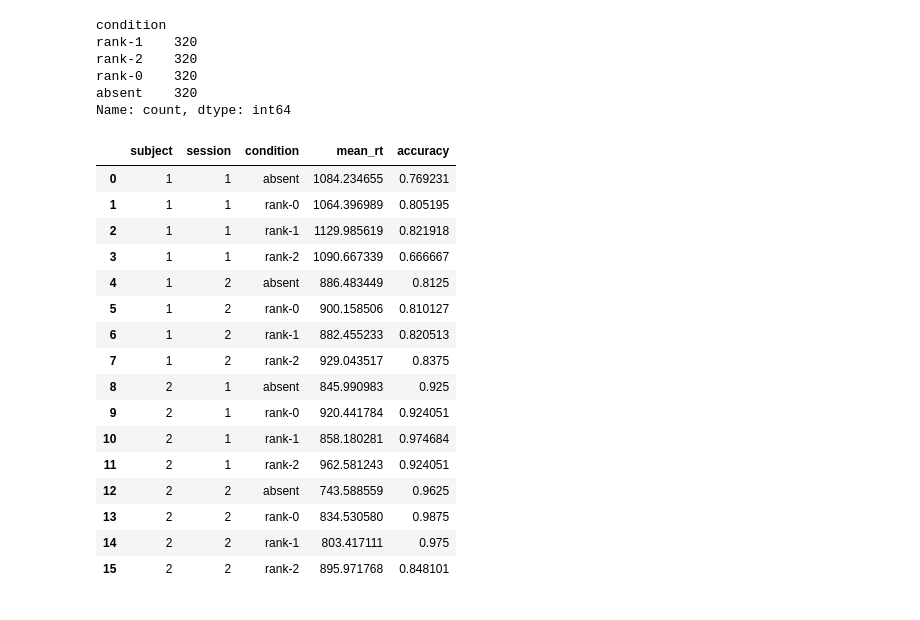
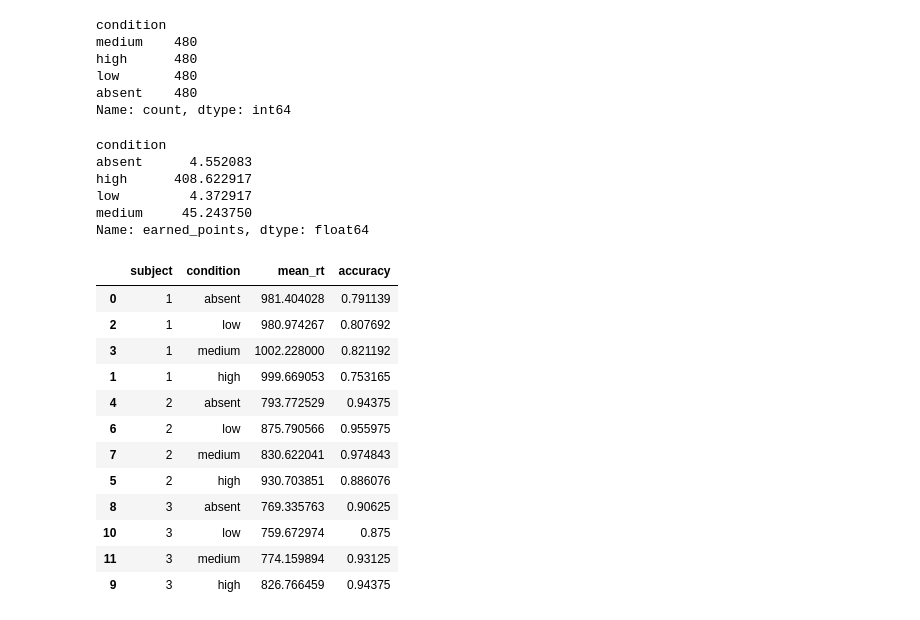
Before and after one commit to Gilles86/value_capture, a Jupyter notebook: notebooks/behavior_pilot.ipynb, the cells around one changed output. Cells and saved outputs as stored; diff of their text form; code cells hidden in the pictures.

```diff
--- a/notebooks/behavior_pilot.ipynb
+++ b/notebooks/behavior_pilot.ipynb
@@ -6,7 +6,7 @@ import seaborn as sns
 from pathlib import Path
 
 BIDS_DIR = Path('/data/ds-valuecapture')
-subjects = [1, 2]
+subjects = [1, 2, 3]
 sessions = [1, 2]
 # %%
 dfs = []
@@ -33,7 +62,8 @@ trials = df[df['event_type'] == 'iti1'].copy()
 def condition(row):
     if not row['distractor_present']:
         return 'absent'
-    return f'rank-{int(row["value_rank"])}'
+    return {0: 'low', 1:'medium', 2:'high'}[row['value_rank']]
+
 
 trials['condition'] = trials.apply(condition, axis=1)
 trials['rt_ms'] = trials['rt'] * 1000
@@ -41,37 +71,42 @@ trials['rt_ms'] = trials['rt'] * 1000
 print(trials['condition'].value_counts())
 # %% [output]
 condition
-rank-1    320
-rank-2    320
-rank-0    320
-absent    320
+medium    480
+high      480
+low       480
+absent    480
 Name: count, dtype: int64
+# %%
+trials.groupby(['condition'])['earned_points'].mean()
+# %% [output]
+condition
+absent      4.552083
+high      408.622917
+low         4.372917
+medium     45.243750
+Name: earned_points, dtype: float64
 # %%
-CONDITION_ORDER = ['absent', 'rank-0', 'rank-1', 'rank-2']
+CONDITION_ORDER = ['absent', 'low', 'medium', 'high']
 
-grp = ['subject', 'session', 'condition']
+grp = ['subject', 'condition']
 mean_rt  = trials[trials['correct'] == True].groupby(grp)['rt_ms'].mean().rename('mean_rt')
 accuracy = trials.groupby(grp)['correct'].mean().rename('accuracy')
 
 summary = pd.concat([mean_rt, accuracy], axis=1).reset_index()
 summary['condition'] = pd.Categorical(summary['condition'], categories=CONDITION_ORDER, ordered=True)
-summary = summary.sort_values(['subject', 'session', 'condition'])
+summary = summary.sort_values(['subject', 'condition'])
 summary
 # %% [output]
-|  | subject | session | condition | mean_rt | accuracy |
-| 0 | 1 | 1 | absent | 1084.234655 | 0.769231 |
-| 1 | 1 | 1 | rank-0 | 1064.396989 | 0.805195 |
-| 2 | 1 | 1 | rank-1 | 1129.985619 | 0.821918 |
-| 3 | 1 | 1 | rank-2 | 1090.667339 | 0.666667 |
-| 4 | 1 | 2 | absent | 886.483449 | 0.8125 |
-| 5 | 1 | 2 | rank-0 | 900.158506 | 0.810127 |
-| 6 | 1 | 2 | rank-1 | 882.455233 | 0.820513 |
-| 7 | 1 | 2 | rank-2 | 929.043517 | 0.8375 |
-| 8 | 2 | 1 | absent | 845.990983 | 0.925 |
-| 9 | 2 | 1 | rank-0 | 920.441784 | 0.924051 |
-| 10 | 2 | 1 | rank-1 | 858.180281 | 0.974684 |
-| 11 | 2 | 1 | rank-2 | 962.581243 | 0.924051 |
-| 12 | 2 | 2 | absent | 743.588559 | 0.9625 |
-| 13 | 2 | 2 | rank-0 | 834.530580 | 0.9875 |
-| 14 | 2 | 2 | rank-1 | 803.417111 | 0.975 |
-| 15 | 2 | 2 | rank-2 | 895.971768 | 0.848101 |
+|  | subject | condition | mean_rt | accuracy |
+| 0 | 1 | absent | 981.404028 | 0.791139 |
+| 2 | 1 | low | 980.974267 | 0.807692 |
+| 3 | 1 | medium | 1002.228000 | 0.821192 |
+| 1 | 1 | high | 999.669053 | 0.753165 |
+| 4 | 2 | absent | 793.772529 | 0.94375 |
+| 6 | 2 | low | 875.790566 | 0.955975 |
+| 7 | 2 | medium | 830.622041 | 0.974843 |
+| 5 | 2 | high | 930.703851 | 0.886076 |
+| 8 | 3 | absent | 769.335763 | 0.90625 |
+| 10 | 3 | low | 759.672974 | 0.875 |
+| 11 | 3 | medium | 774.159894 | 0.93125 |
+| 9 | 3 | high | 826.766459 | 0.94375 |
```
Also changed, not shown: parts of 11 cells of this notebook, 4 other files.
